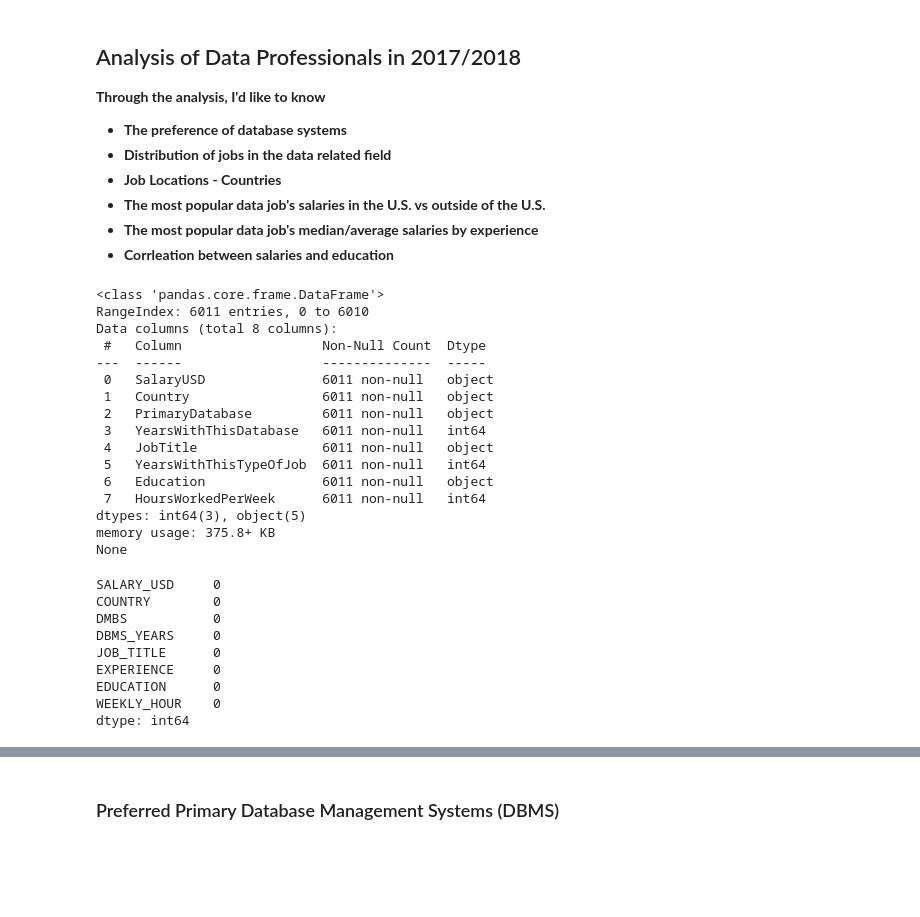
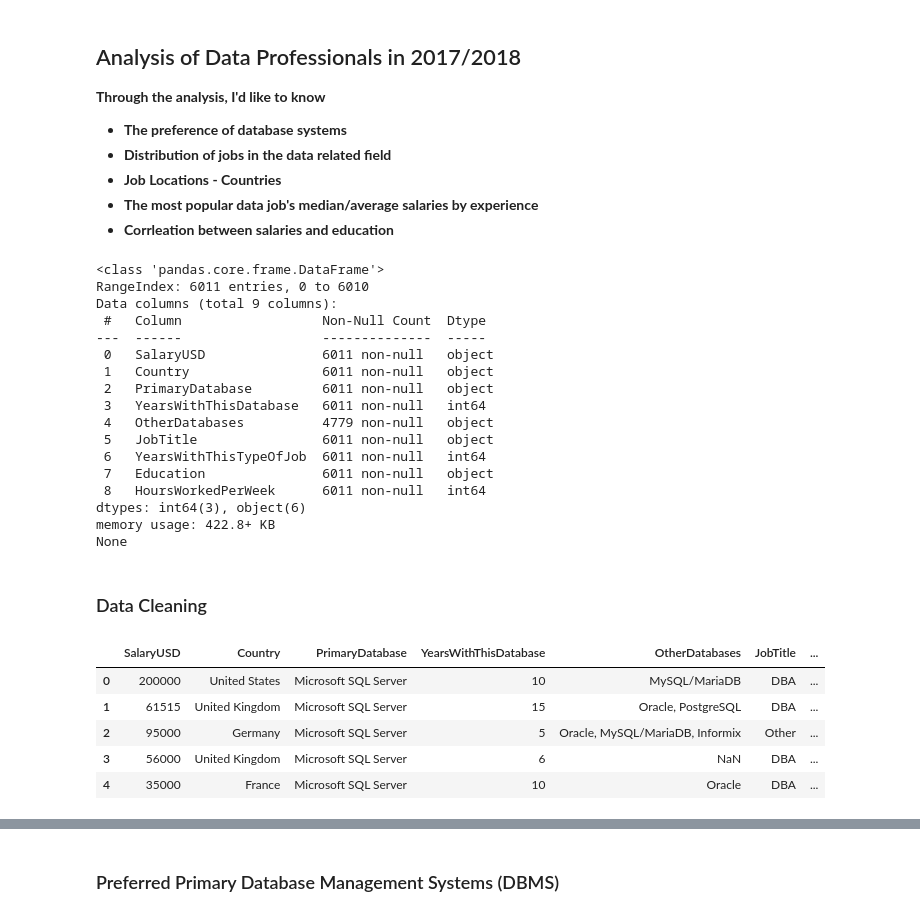
Before and after one commit to tw7366/Projects, a Jupyter notebook: Projects/2018 Data Professionals' Average Salaries.ipynb, the cells around one changed output, grey strips where cells are left out. Saved outputs shown, nothing was run; the diff lists cells and outputs as text; code cells hidden in the pictures; blank space fills up the shorter version.

```diff
--- a/Projects/2018 Data Professionals' Average Salaries.ipynb
+++ b/Projects/2018 Data Professionals' Average Salaries.ipynb
@@ -6,7 +6,6 @@
 * __The preference of database systems__
 * __Distribution of jobs in the data related field__
 * __Job Locations - Countries__
-* __The most popular data job's salaries in the U.S. vs outside of the U.S.__
 * __The most popular data job's median/average salaries by experience__
 * __Corrleation between salaries and education__
 # %%
@@ -17,39 +17,32 @@ import seaborn as sns
 # %%
 prof_table = pd.read_csv(r'datasets\2018_Data_Professionals_Salary.csv', encoding='latin1')
-prof_table.drop(columns='OtherDatabases', inplace=True)
 print(prof_table.info())
 # %% [output]
 <class 'pandas.core.frame.DataFrame'>
 RangeIndex: 6011 entries, 0 to 6010
-Data columns (total 8 columns):
+Data columns (total 9 columns):
  #   Column                  Non-Null Count  Dtype
 ---  ------                  --------------  -----
  0   SalaryUSD               6011 non-null   object
  1   Country                 6011 non-null   object
  2   PrimaryDatabase         6011 non-null   object
  3   YearsWithThisDatabase   6011 non-null   int64
- 4   JobTitle                6011 non-null   object
- 5   YearsWithThisTypeOfJob  6011 non-null   int64
- 6   Education               6011 non-null   object
- 7   HoursWorkedPerWeek      6011 non-null   int64
-dtypes: int64(3), object(5)
-memory usage: 375.8+ KB
+ 4   OtherDatabases          4779 non-null   object
+ 5   JobTitle                6011 non-null   object
+ 6   YearsWithThisTypeOfJob  6011 non-null   int64
+ 7   Education               6011 non-null   object
+ 8   HoursWorkedPerWeek      6011 non-null   int64
+dtypes: int64(3), object(6)
+memory usage: 422.8+ KB
 None
-# %%
-prof_table.rename(columns={'SalaryUSD':'SALARY_USD', 'Country':'COUNTRY', 'PrimaryDatabase':'DMBS',
-                           'YearsWithThisDatabase':'DBMS_YEARS', 'JobTitle':'JOB_TITLE',
-                           'YearsWithThisTypeOfJob':'EXPERIENCE', 'Education':'EDUCATION',
-                           'HoursWorkedPerWeek':'WEEKLY_HOUR'}, inplace=True)
-
-# seeing if there is any invalid values
-prof_table.isnull().sum()
-# %% [output]
-SALARY_USD     0
-COUNTRY        0
-DMBS           0
-DBMS_YEARS     0
-JOB_TITLE      0
-EXPERIENCE     0
-EDUCATION      0
-WEEKLY_HOUR    0
-dtype: int64
+# %% [markdown]
+### Data Cleaning
+# %%
+prof_table.head()
+# %% [output]
+|  | SalaryUSD | Country | PrimaryDatabase | YearsWithThisDatabase | OtherDatabases | JobTitle | ... |
+| 0 | 200000 | United States | Microsoft SQL Server | 10 | MySQL/MariaDB | DBA | ... |
+| 1 | 61515 | United Kingdom | Microsoft SQL Server | 15 | Oracle, PostgreSQL | DBA | ... |
+| 2 | 95000 | Germany | Microsoft SQL Server | 5 | Oracle, MySQL/MariaDB, Informix | Other | ... |
+| 3 | 56000 | United Kingdom | Microsoft SQL Server | 6 | NaN | DBA | ... |
+| 4 | 35000 | France | Microsoft SQL Server | 10 | Oracle | DBA | ... |
```
Also changed, not shown: parts of 11 cells of this notebook.
